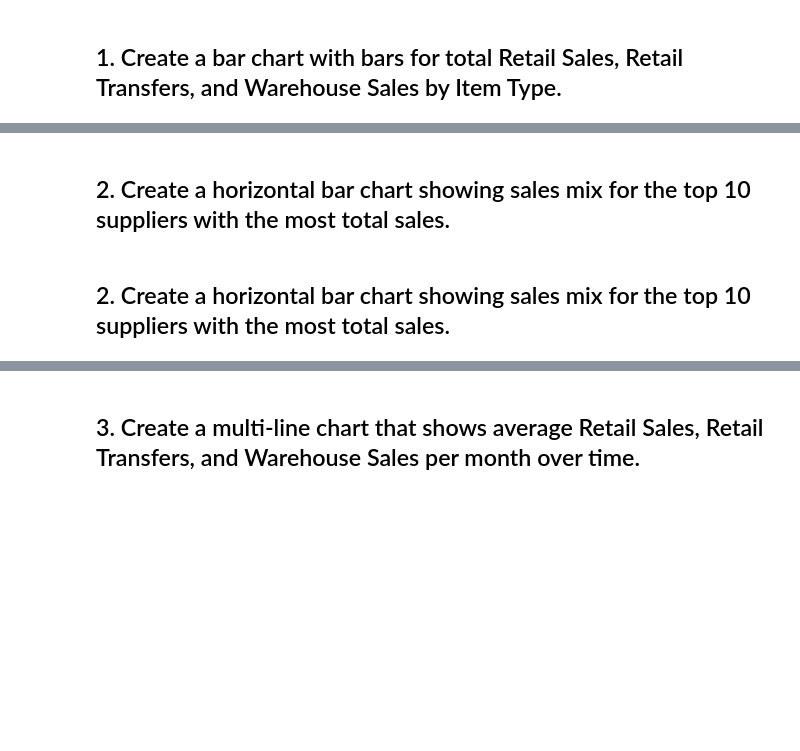
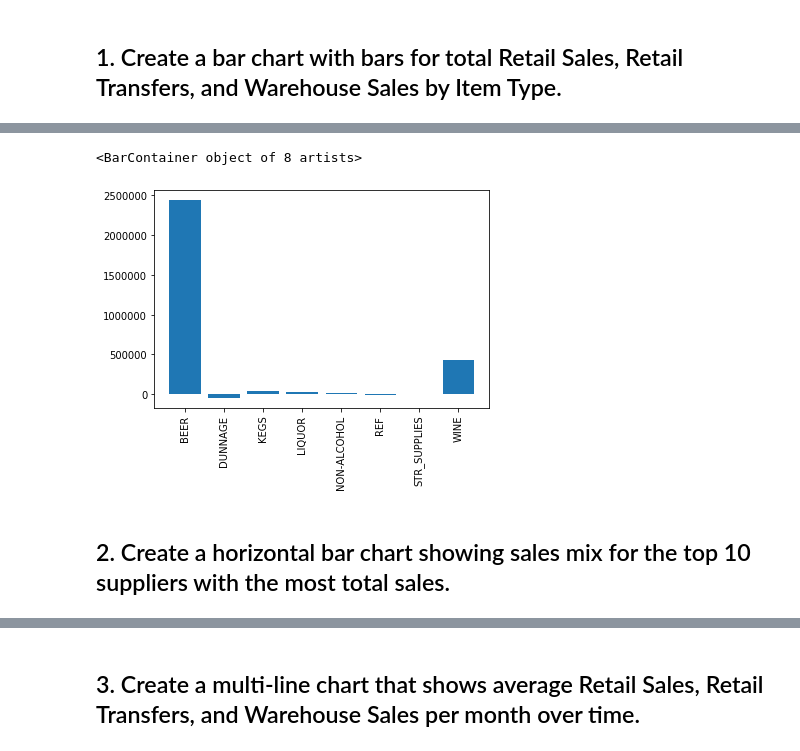
Before and after one commit to ironhack-datalabs/datamex0120, a Jupyter notebook: module-2/lab-plotting-multiple-data-series/your-code/main.ipynb, the cells around one changed output, grey strips where cells are left out. Cells and saved outputs as stored; diff of their text form; code cells hidden in the pictures; blank space fills up the shorter version.

```diff
--- a/module-2/lab-plotting-multiple-data-series/your-code/main.ipynb
+++ b/module-2/lab-plotting-multiple-data-series/your-code/main.ipynb
@@ -44,2 +46,9 @@ plt.bar(x,z)
+# %%
+z = new['WarehouseSales']
+plt.xticks(rotation=90)
+plt.bar(z.index,z.values)
+# %% [output]
+<BarContainer object of 8 artists>
+[figure, added]
 # %% [markdown]
 ## 2. Create a horizontal bar chart showing sales mix for the top 10 suppliers with the most total sales.
@@ -49,2 +54,0 @@ plt.barh(data['RetailSales'],data['Year'])
-# %% [markdown]
-## 2. Create a horizontal bar chart showing sales mix for the top 10 suppliers with the most total sales.
```
Also changed, not shown: parts of 7 cells of this notebook.
